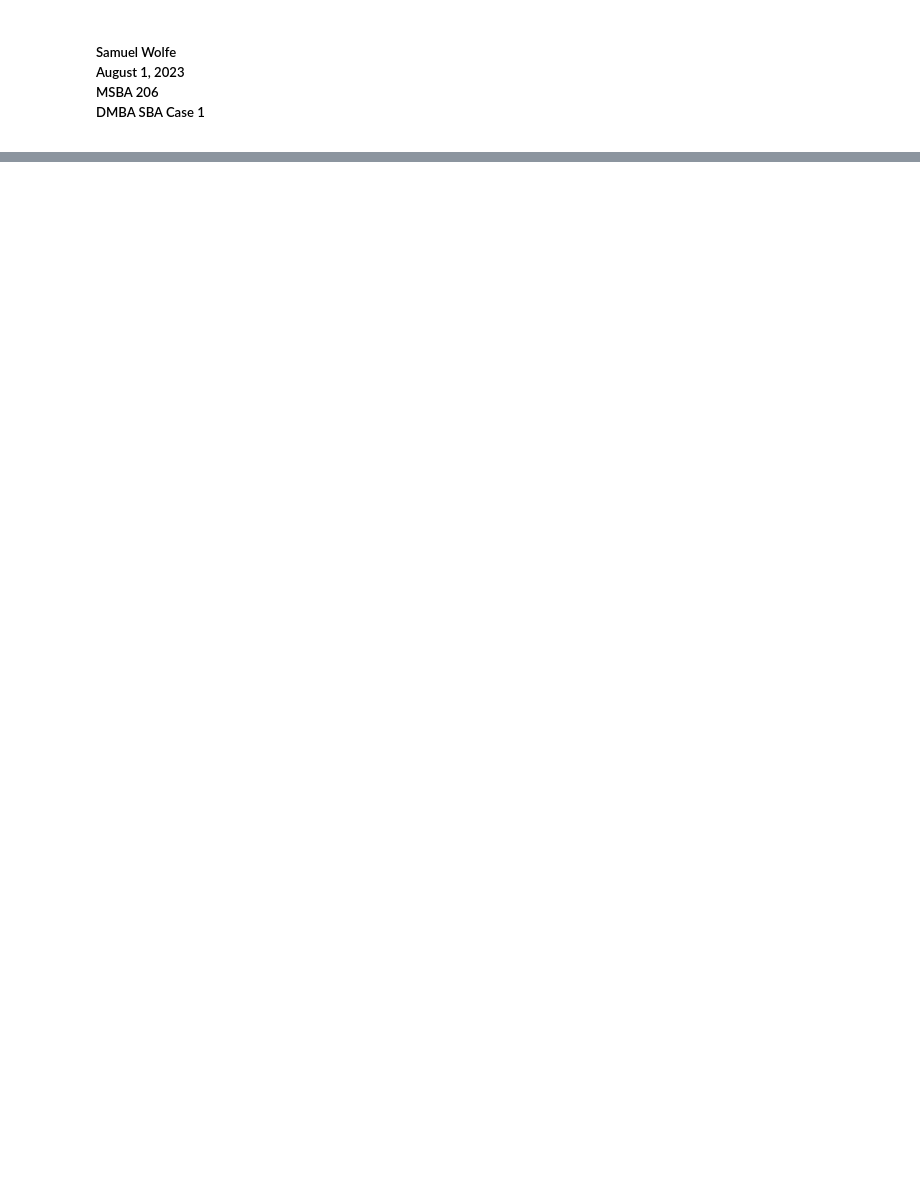
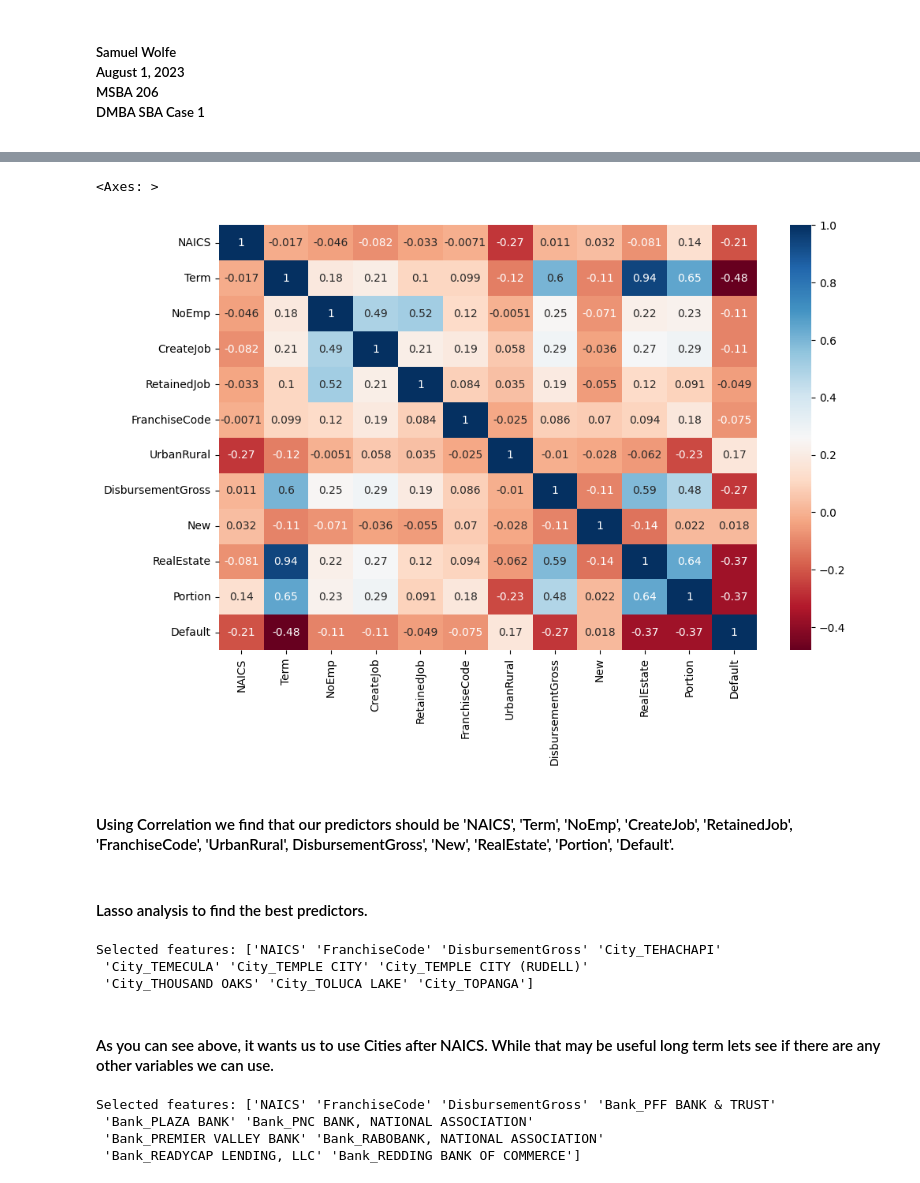
Before and after one commit to wolfesamk/MSBA-206, a Jupyter notebook: homeworks/DMBA SBA Case 1.ipynb, the cells around one changed output, grey strips where cells are left out. Saved outputs shown, nothing was run; the diff lists cells and outputs as text; code cells hidden in the pictures; blank space fills up the shorter version.

```diff
--- a/homeworks/DMBA SBA Case 1.ipynb
+++ b/homeworks/DMBA SBA Case 1.ipynb
@@ -68,0 +59,9 @@ n_features = sfm.transform(X).shape[1]
+# %%
+dfSBA = readFile("https://raw.githubusercontent.com/wolfesamk/MSBA-206/main/dmba/SBAcase.11.13.17.csv")
+#The values below fit one of the following categories
+# -Duplicate
+# -not needed
+# -cannot be used in future predictions (Dates of loan given and defaulted, specific historical markers, etc.)
+dropCol = ['Name','State','ApprovalDate','Zip','Selected','NewExist','MIS_Status','BalanceGross','ChgOffDate',
+           'ApprovalFY','DisbursementDate','ChgOffPrinGr','SBA_Appv','GrAppv','Recession','daysterm','xx']
+outcome = 'Default'
@@ -68,0 +70,6 @@ n_features = sfm.transform(X).shape[1]
+# %%
+cutoff = 0.5
+dfSBACorr = dfSBA.drop(columns=dropCol).drop(columns='LoanNr_ChkDgt').corr(numeric_only=True)
+dfSBACorrPair = dfSBACorr.unstack().sort_values(ascending=False).drop_duplicates().dropna()
+dfSBACorrPairMost = dfSBACorrPair[dfSBACorrPair != 1.0]
+print("Most correlated\n", dfSBACorrPairMost)
@@ -68,0 +90,4 @@ n_features = sfm.transform(X).shape[1]
+# %%
+cutoff = 0.12
+dfSBACorrReduced = (dfSBACorr.abs() > cutoff).sum() - 1
+print("Correlation\n", dfSBACorrReduced.sort_values(ascending=False).head(17))
@@ -68,0 +109,42 @@ n_features = sfm.transform(X).shape[1]
+# %%
+dfSBACorrReduced = dfSBACorrReduced.to_frame()
+dfSBACorrReduced['Correlations'] = dfSBACorrReduced[0]
+dfSBACorrReduced = dfSBACorrReduced.drop(columns=0).T
+dfSBACorrReduced = dfSBACorrReduced.loc[:, (dfSBACorrReduced != 0).any(axis=0)]
+Corrpredictors = dfSBACorrReduced.columns.to_list()
+# %%
+dfSBACorr = dfSBA[Corrpredictors].corr(numeric_only=True)
+fig, ax = plt.subplots()
+fig.set_size_inches(11,7)
+sns.heatmap(dfSBACorr, annot=True, xticklabels=dfSBACorr.columns, yticklabels=dfSBACorr.columns, cmap='RdBu')
+# %% [output]
+<Axes: >
+[figure, added]
+# %% [markdown]
+#### Using Correlation we find that our predictors should be 'NAICS', 'Term', 'NoEmp', 'CreateJob', 'RetainedJob', 'FranchiseCode', 'UrbanRural',  DisbursementGross', 'New', 'RealEstate', 'Portion', 'Default'.
+# %% [markdown]
+#### Lasso analysis to find the best predictors.
+# %%
+dropCol2 = ['LoanNr_ChkDgt']
+dfSBA_finder = dfSBA.drop(columns=dropCol).dropna()
+dfSBA_finder = dfSBA_finder.drop(columns=dropCol2)
+X,y,predictors = samDum(dfSBA_finder, outcome)
+samLasso(X,y,predictors,10)
+# %% [output]
+Selected features: ['NAICS' 'FranchiseCode' 'DisbursementGross' 'City_TEHACHAPI'
+ 'City_TEMECULA' 'City_TEMPLE CITY' 'City_TEMPLE CITY (RUDELL)'
+ 'City_THOUSAND OAKS' 'City_TOLUCA LAKE' 'City_TOPANGA']
+# %% [markdown]
+#### As you can see above, it wants us to use Cities after NAICS. While that may be useful long term lets see if there are any other variables we can use.
+# %%
+dropCol2 = ['LoanNr_ChkDgt','City']
+dfSBA_finder = dfSBA.drop(columns=dropCol).dropna()
+dfSBA_finder = dfSBA_finder.drop(columns=dropCol2)
+outcome = 'Default'
+X,y,predictors = samDum(dfSBA_finder, outcome)
+samLasso(X,y,predictors,10)
+# %% [output]
+Selected features: ['NAICS' 'FranchiseCode' 'DisbursementGross' 'Bank_PFF BANK & TRUST'
+ 'Bank_PLAZA BANK' 'Bank_PNC BANK, NATIONAL ASSOCIATION'
+ 'Bank_PREMIER VALLEY BANK' 'Bank_RABOBANK, NATIONAL ASSOCIATION'
+ 'Bank_READYCAP LENDING, LLC' 'Bank_REDDING BANK OF COMMERCE']
```
Also changed, not shown: parts of 28 cells of this notebook, 2 other files.
